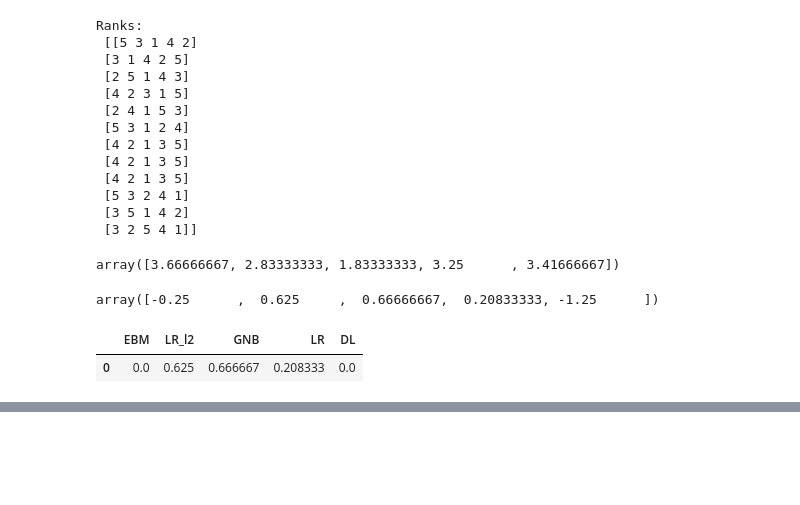
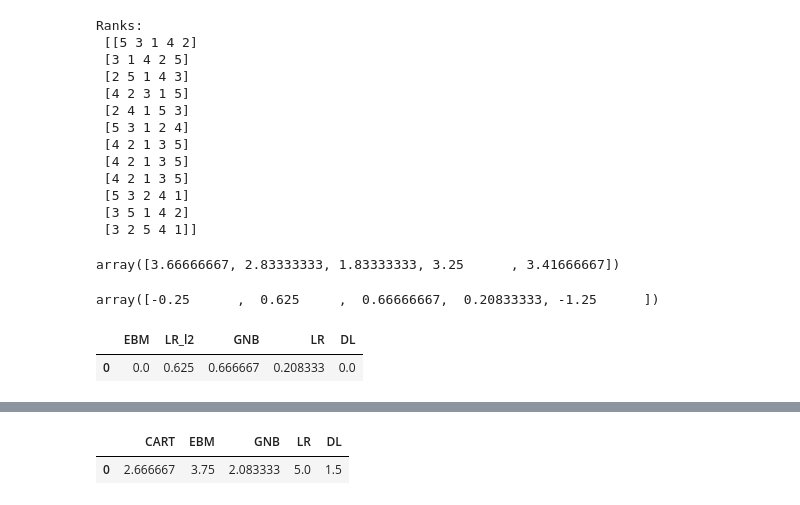
Before and after one commit to bartsvoboda/XAI_models, a Jupyter notebook: results_analysis/accuracy_vs_fidelity.ipynb, the cells around one changed output, grey strips where cells are left out. Saved outputs shown, nothing was run; the diff lists cells and outputs as text; code cells hidden in the pictures; blank space fills up the shorter version.

```diff
--- a/results_analysis/accuracy_vs_fidelity.ipynb
+++ b/results_analysis/accuracy_vs_fidelity.ipynb
@@ -146,0 +207,12 @@ pd.DataFrame(final_acc_bias_cart, index=clf_names_cart).T
+# %%
+pd.DataFrame(final_results_bias_ebm.T)
+
+ranks_bias_ebm = []
+for mr in final_results_bias_ebm.T:
+    ranks_bias_ebm.append(rankdata(mr).tolist())
+ranks_bias_ebm = np.array(ranks_bias_ebm)
+ranks_bias_ebm = len(ranks_bias_ebm[0])+1 - ranks_bias_ebm.astype(int)
+print("\nRanks:\n", ranks_bias_ebm)
+
+mean_ranks_bias_ebm = np.mean(ranks_bias_ebm, axis=0)
+mean_ranks_bias_ebm
@@ -146,0 +247,17 @@ pd.DataFrame(final_acc_bias_cart, index=clf_names_cart).T
+# %%
+clf_names_lr_l2 = ["CART", "EBM", "GNB", "LR", "DL"]
+results_lr_l2 = np.load(f'../test_results/acc_fidelity_res/auc_results_{clfs[2]}.npy')
+print("\nScores:\n", results_lr_l2.shape)
+
+mean_results_lr_l2 = np.mean(results_lr_l2, axis=2).T
+print("\nMean results:\n", mean_results_lr_l2)
+
+from scipy.stats import rankdata
+ranks_lr_l2 = []
+for mr in mean_results_lr_l2:
+    ranks_lr_l2.append(rankdata(mr).tolist())
+ranks_lr_l2 = np.array(ranks_lr_l2)
+print("\nRanks:\n", ranks_lr_l2)
+
+mean_ranks_lr_l2 = np.mean(ranks_lr_l2, axis=0)
+mean_ranks_lr_l2
@@ -146,0 +283,5 @@ pd.DataFrame(final_acc_bias_cart, index=clf_names_cart).T
+# %%
+pd.DataFrame(mean_ranks_lr_l2, index=clf_names_lr_l2).T
+# %% [output]
+|  | CART | EBM | GNB | LR | DL |
+| 0 | 2.666667 | 3.75 | 2.083333 | 5.0 | 1.5 |
```
Also changed, not shown: parts of 55 cells of this notebook.
